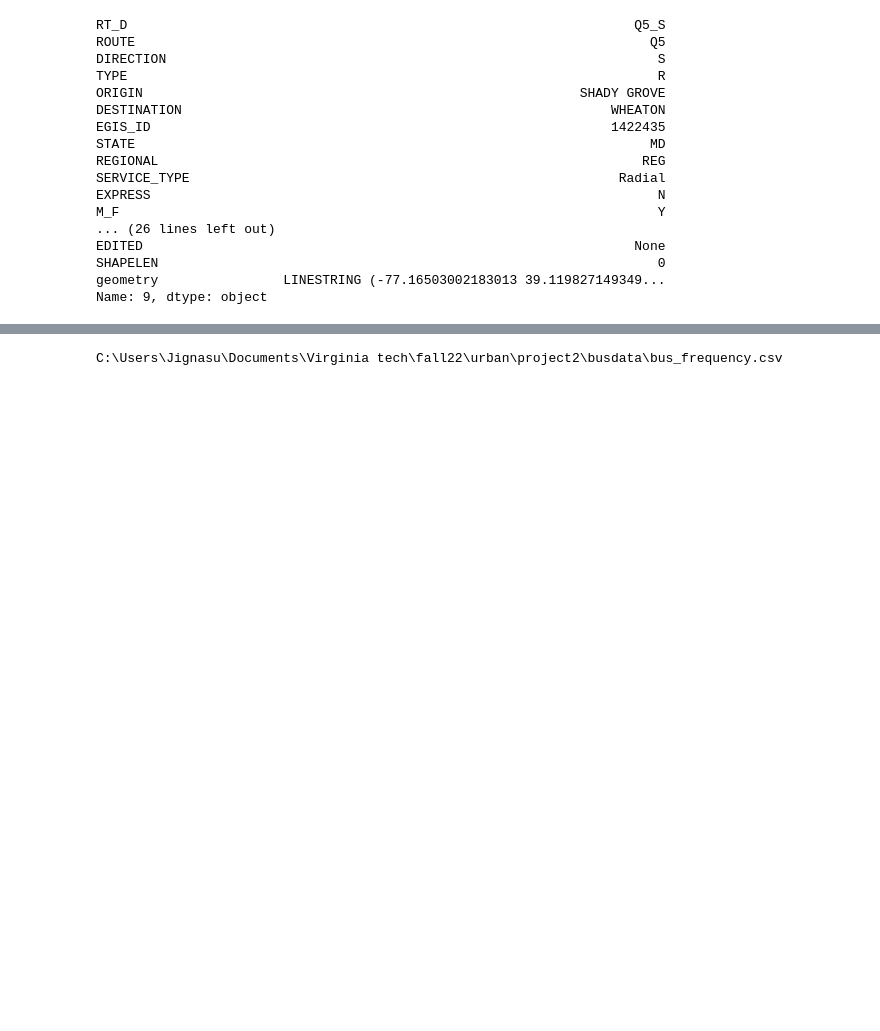
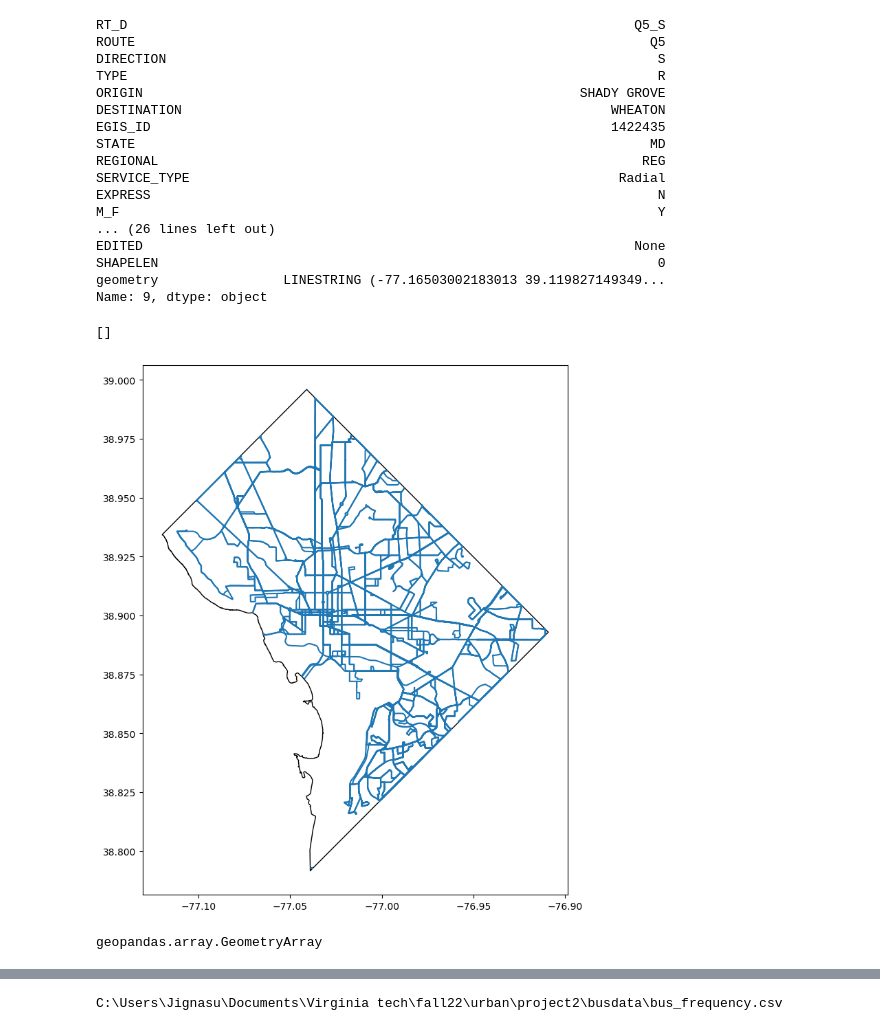
Before and after one commit to Mister-JP/Uber_bus_2022, a Jupyter notebook: bus_route_data_maker.ipynb, the cells around one changed output, grey strips where cells are left out. Saved outputs shown, nothing was run; the diff lists cells and outputs as text; code cells hidden in the pictures; blank space fills up the shorter version.

```diff
--- a/bus_route_data_maker.ipynb
+++ b/bus_route_data_maker.ipynb
@@ -16,6 +16,7 @@ from shapely import geometry, ops
 Metro_Bus_Lines = os.path.join(os.getcwd(), "busdata", "Metro_Bus_Lines.geojson")
 print(Metro_Bus_Lines)
 df = gpd.read_file(Metro_Bus_Lines)
+DC = gpd.read_file("Washington_DC_Boundary.geojson")
 # %% [output]
 C:\Users\Jignasu\Documents\Virginia tech\fall22\urban\project2\busdata\Metro_Bus_Lines.geojson
 # %%
@@ -41,6 +42,21 @@ EDITED                                                               None
 SHAPELEN                                                                0
 geometry                LINESTRING (-77.16503002183013 39.119827149349...
 Name: 9, dtype: object
+# %%
+map_routes = df.geometry.unique()
+map_routes = gpd.GeoDataFrame({'geometry':map_routes})
+#Plot the grid on the map
+res_intersection = map_routes.overlay(DC, how='intersection')
+ax = res_intersection.plot(facecolor='none', figsize=(10, 10))
+ax = DC.plot(ax=ax, facecolor='none',edgecolor='k')
+ax.plot(ax=ax)
+# %% [output]
+[]
+[figure, added]
+# %%
+type(map_routes)
+# %% [output]
+geopandas.array.GeometryArray
 # %%
 routes_lines = {}
 
```
Also changed, not shown: parts of 1 cell of this notebook.
